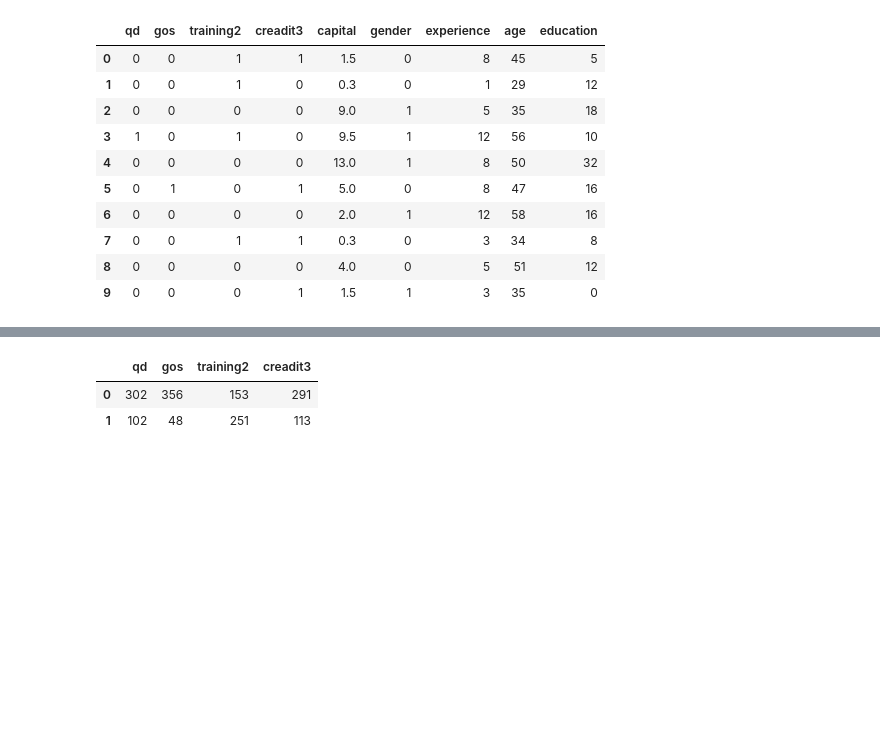
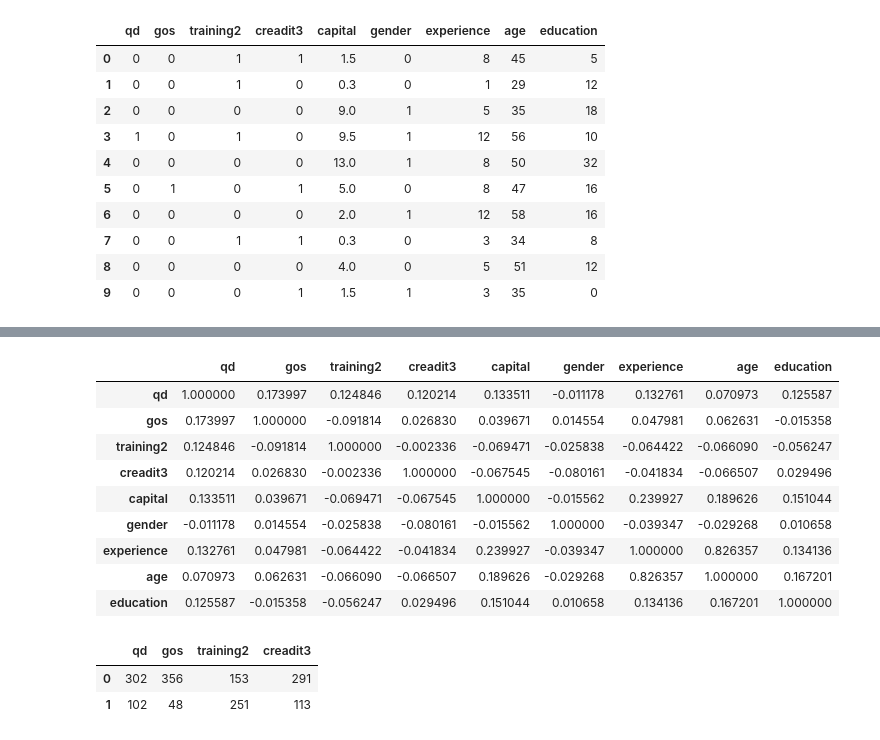
Before and after one commit to tnvuhai/LogisticsRegressionMedical, a Jupyter notebook: FileCode.ipynb, the cells around one changed output, grey strips where cells are left out. Drawn from its saved outputs; the diff is of its cells as text; code cells hidden in the pictures; blank space fills up the shorter version.

```diff
--- a/FileCode.ipynb
+++ b/FileCode.ipynb
@@ -19,3 +36,17 @@ dataset.head(10)
+# %%
+corr = dataset.corr()
+corr.style.background_gradient(cmap='coolwarm')
+# %% [output]
+|  | qd | gos | training2 | creadit3 | capital | gender | experience | age | education |
+| qd | 1.000000 | 0.173997 | 0.124846 | 0.120214 | 0.133511 | -0.011178 | 0.132761 | 0.070973 | 0.125587 |
+| gos | 0.173997 | 1.000000 | -0.091814 | 0.026830 | 0.039671 | 0.014554 | 0.047981 | 0.062631 | -0.015358 |
+| training2 | 0.124846 | -0.091814 | 1.000000 | -0.002336 | -0.069471 | -0.025838 | -0.064422 | -0.066090 | -0.056247 |
+| creadit3 | 0.120214 | 0.026830 | -0.002336 | 1.000000 | -0.067545 | -0.080161 | -0.041834 | -0.066507 | 0.029496 |
+| capital | 0.133511 | 0.039671 | -0.069471 | -0.067545 | 1.000000 | -0.015562 | 0.239927 | 0.189626 | 0.151044 |
+| gender | -0.011178 | 0.014554 | -0.025838 | -0.080161 | -0.015562 | 1.000000 | -0.039347 | -0.029268 | 0.010658 |
+| experience | 0.132761 | 0.047981 | -0.064422 | -0.041834 | 0.239927 | -0.039347 | 1.000000 | 0.826357 | 0.134136 |
+| age | 0.070973 | 0.062631 | -0.066090 | -0.066507 | 0.189626 | -0.029268 | 0.826357 | 1.000000 | 0.167201 |
+| education | 0.125587 | -0.015358 | -0.056247 | 0.029496 | 0.151044 | 0.010658 | 0.134136 | 0.167201 | 1.000000 |
 # %%
 qd1 = dataset[dataset.qd==1]
 # %%
```
Also changed, not shown: parts of 12 cells of this notebook.
